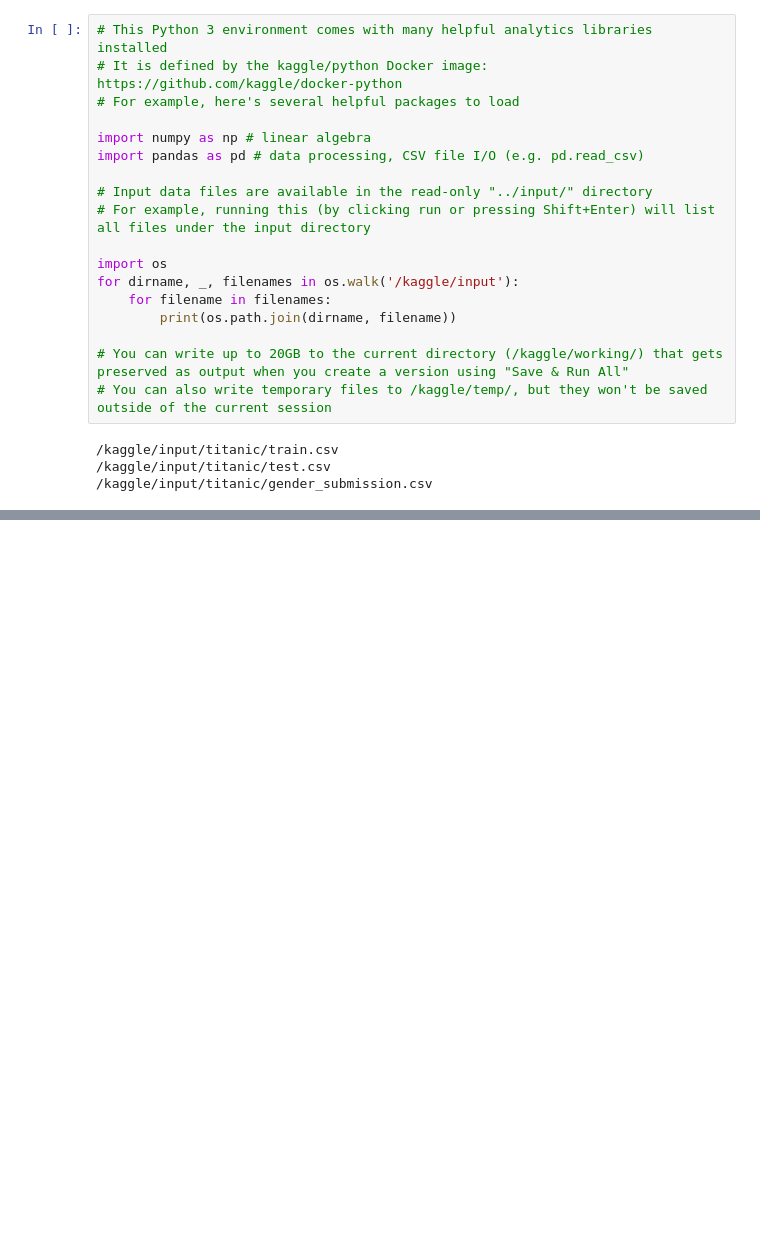
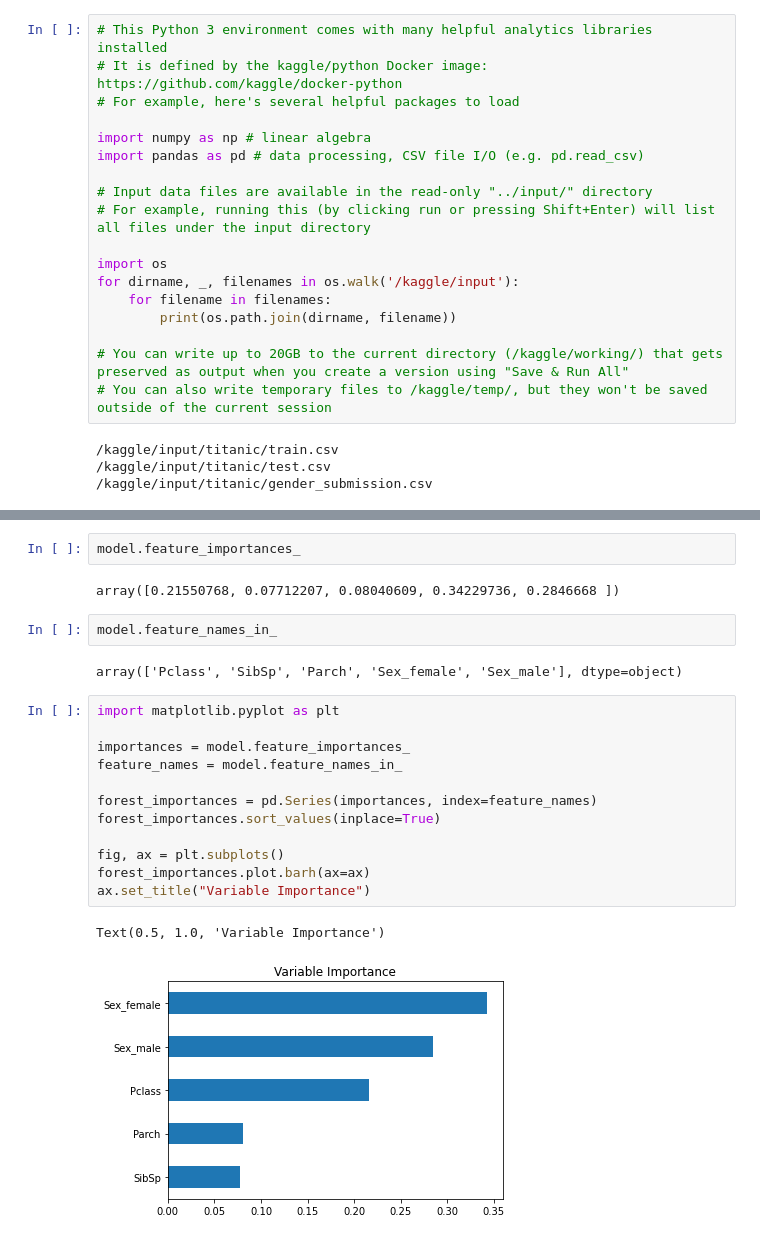
Before and after one commit to mgrow1/kaggle, a Jupyter notebook: titanic-survivor-predictions.ipynb, the cells around one changed output, grey strips where cells are left out. Saved outputs shown, nothing was run; the diff lists cells and outputs as text; blank space fills up the shorter version.

```diff
--- a/titanic-survivor-predictions.ipynb
+++ b/titanic-survivor-predictions.ipynb
@@ -62,3 +62,26 @@ print('Train Set Accuracy: {:.3f}'.format(accuracy_score(y, pred_train)))
 #print("Your submission was successfully saved!")
 # %% [output]
 Train Set Accuracy: 0.816
+# %%
+model.feature_importances_
+# %% [output]
+array([0.21550768, 0.07712207, 0.08040609, 0.34229736, 0.2846668 ])
+# %%
+model.feature_names_in_
+# %% [output]
+array(['Pclass', 'SibSp', 'Parch', 'Sex_female', 'Sex_male'], dtype=object)
+# %%
+import matplotlib.pyplot as plt
+
+importances = model.feature_importances_
+feature_names = model.feature_names_in_
+
+forest_importances = pd.Series(importances, index=feature_names)
+forest_importances.sort_values(inplace=True)
+
+fig, ax = plt.subplots()
+forest_importances.plot.barh(ax=ax)
+ax.set_title("Variable Importance")
+# %% [output]
+Text(0.5, 1.0, 'Variable Importance')
+[figure, added]
```
Also changed, not shown: parts of 7 cells of this notebook.
